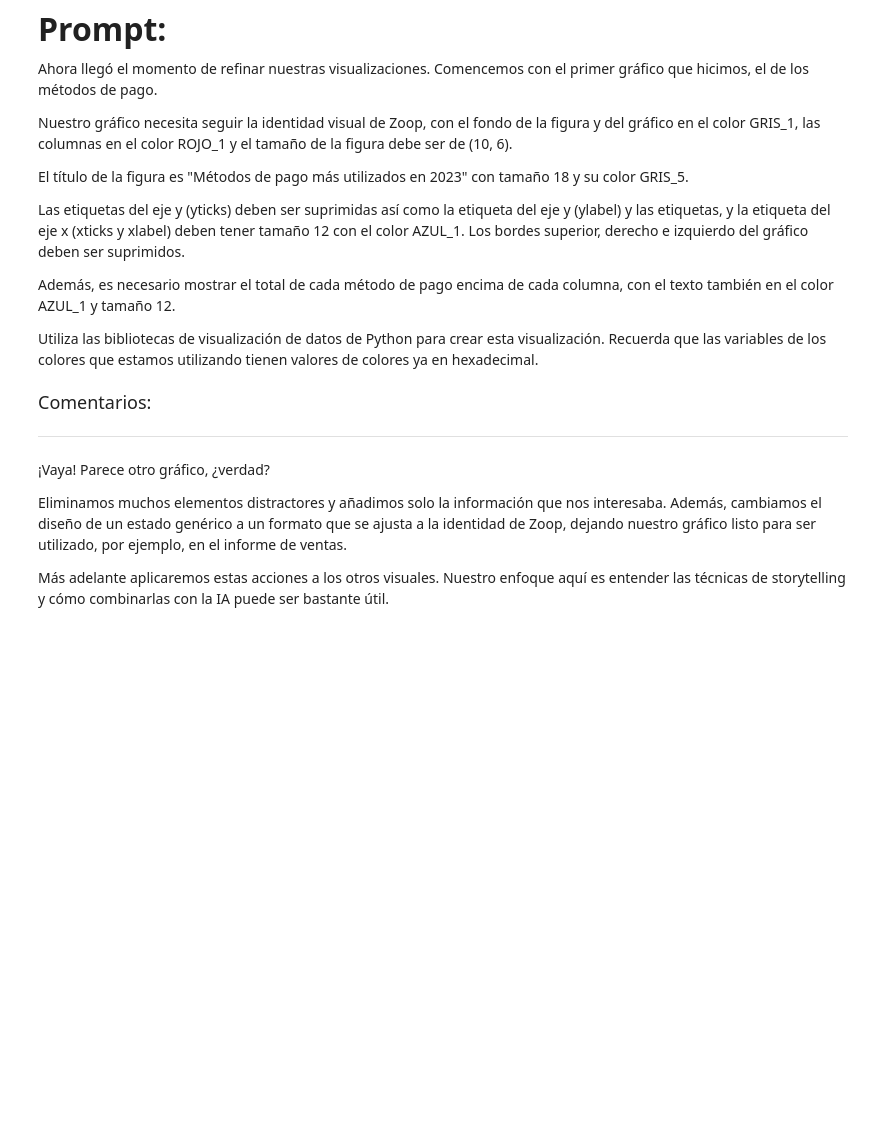
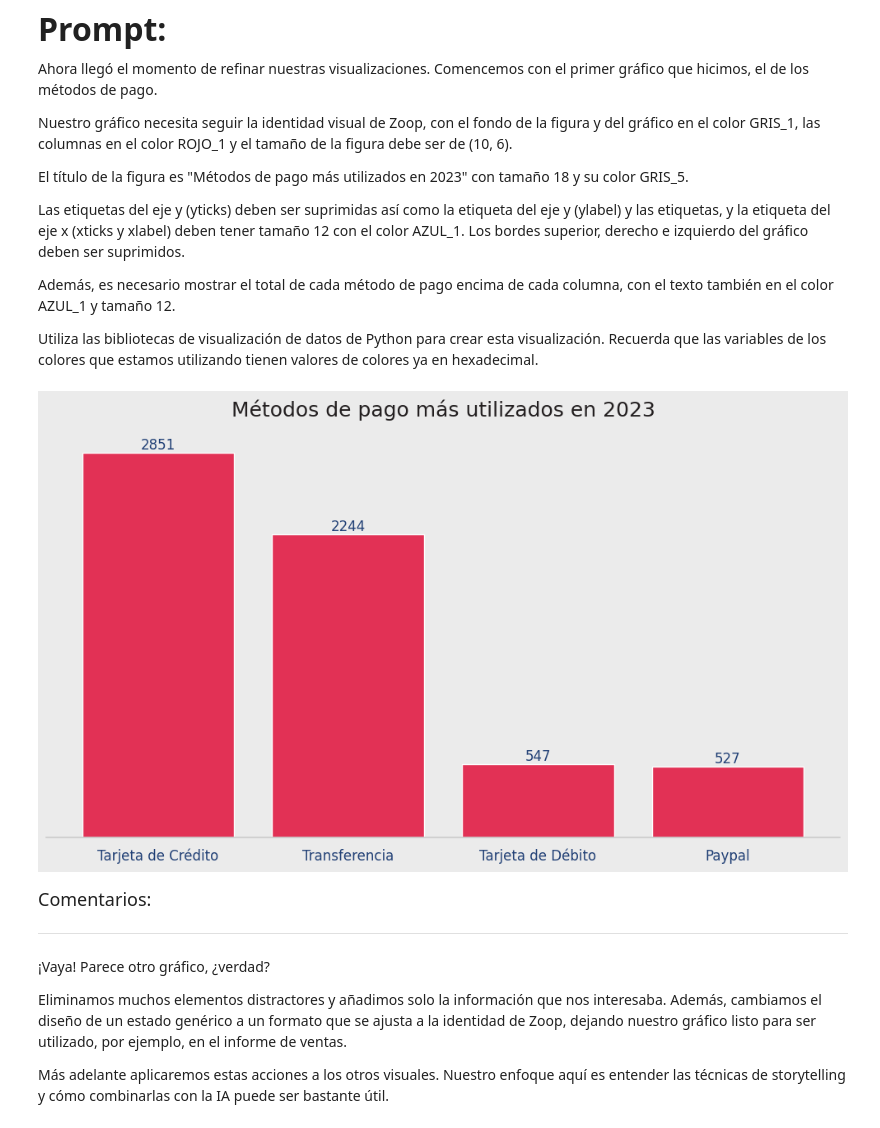
Before and after one commit to DaniGa-Mo/IA_Ciencia_de_Datos, a Jupyter notebook: IA_aplicada_a_ciencia_de_datos.ipynb, the cells around one changed output. Saved outputs shown, nothing was run; the diff lists cells and outputs as text; code cells hidden in the pictures; blank space fills up the shorter version.

```diff
--- a/IA_aplicada_a_ciencia_de_datos.ipynb
+++ b/IA_aplicada_a_ciencia_de_datos.ipynb
@@ -1200,6 +1291,62 @@ Las etiquetas del eje y (yticks) deben ser suprimidas así como la etiqueta del
 Además, es necesario mostrar el total de cada método de pago encima de cada columna, con el texto también en el color AZUL_1 y tamaño 12.
 
 Utiliza las bibliotecas de visualización de datos de Python para crear esta visualización. Recuerda que las variables de los colores que estamos utilizando tienen valores de colores ya en hexadecimal.
+# %%
+from matplotlib import colors
+# Tabla resumen de métodos de pago
+metodos_de_pago = (
+    df_completo["metodo_pago"]
+    .value_counts()
+    .reset_index()
+)
+metodos_de_pago.columns = ["metodo_pago", "cantidad"]
+
+# Figura (10, 6) y fondo GRIS_1 (figura y ejes)
+fig, ax = plt.subplots(figsize=(10, 6), facecolor=GRIS_1)
+ax.set_facecolor(GRIS_1)
+
+# Barras ROJO_1
+barras = ax.bar(metodos_de_pago["metodo_pago"], metodos_de_pago["cantidad"], color=ROJO_1)
+
+# Título (size 18, color GRIS_5)
+ax.set_title("Métodos de pago más utilizados en 2023", fontsize=18, color=GRIS_5, pad=15)
+
+# Eje X: xticks + xlabel size 12, color AZUL_1 (sin xlabel como pides suprimir? -> lo dejamos sin texto)
+ax.set_xlabel("")
+ax.tick_params(axis="x", labelsize=12, colors=AZUL_1)
+
+# Eje Y: sin yticks, sin ylabel
+ax.set_ylabel("")
+ax.set_yticks([])
+
+# Quitar bordes superior, derecho e izquierdo
+ax.spines["top"].set_visible(False)
+ax.spines["right"].set_visible(False)
+ax.spines["left"].set_visible(False)
+
+# (Opcional) dejar la base inferior más “limpia”
+ax.spines["bottom"].set_color(GRIS_3)
+
+# Etiquetas encima de cada barra (AZUL_1, size 12)
+for bar in barras:
+    altura = bar.get_height()
+    ax.text(
+        bar.get_x() + bar.get_width() / 2,
+        altura,
+        f"{int(altura)}",
+        ha="center",
+        va="bottom",
+        fontsize=12,
+        color=AZUL_1
+    )
+
+# Sin grilla (o comenta si la quieres)
+ax.grid(False)
+
+plt.tight_layout()
+plt.show()
+# %% [output]
+[figure, added]
 # %% [markdown]
 <font color="7b71ff" size=4> Comentarios: </font>
 
```
Also changed, not shown: parts of 20 cells of this notebook.
